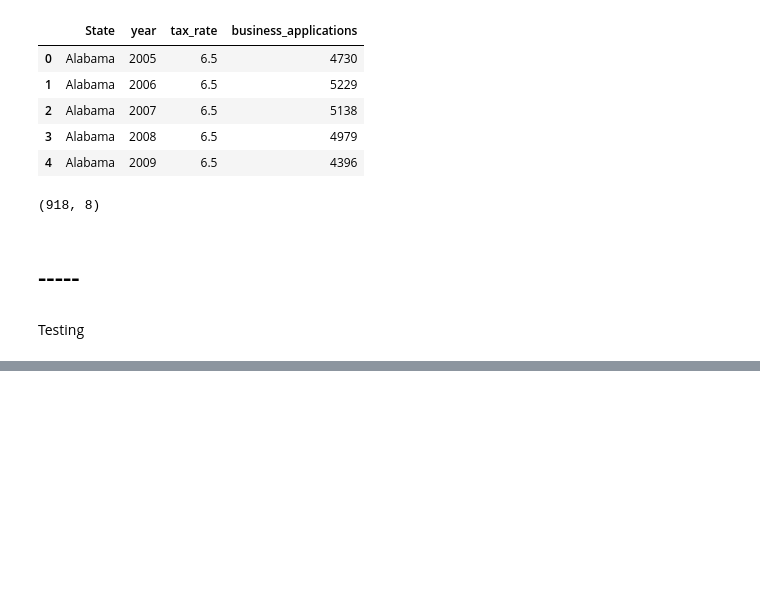
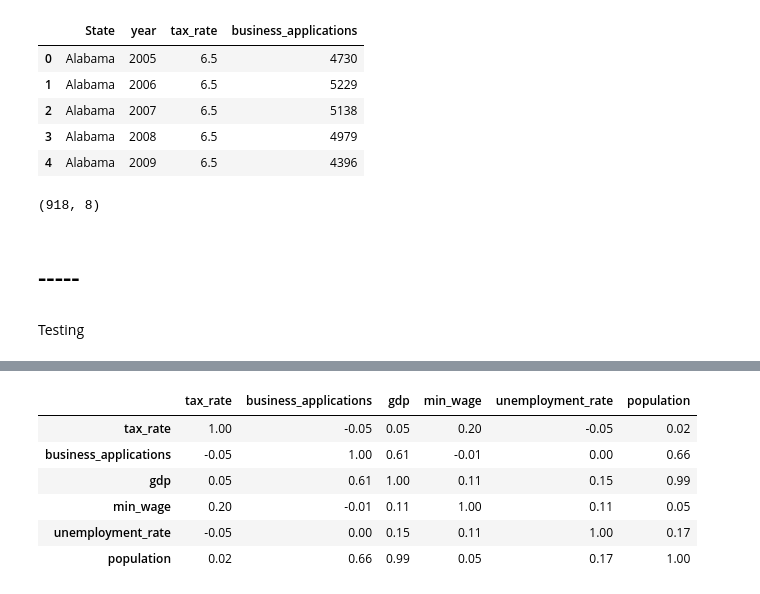
Before and after one commit to anoushkaberry15/data-analytics-project, a Jupyter notebook: Data Cleaning.ipynb, the cells around one changed output, grey strips where cells are left out. Drawn from its saved outputs; the diff is of its cells as text; code cells hidden in the pictures; blank space fills up the shorter version.

```diff
--- a/Data Cleaning.ipynb
+++ b/Data Cleaning.ipynb
@@ -177,0 +194,10 @@ sns.scatterplot(x='area', y='kernel_length', hue='y', data=df)
+# %%
+df[df['year'] == '2005'].corr().round(2)
+# %% [output]
+|  | tax_rate | business_applications | gdp | min_wage | unemployment_rate | population |
+| tax_rate | 1.00 | -0.05 | 0.05 | 0.20 | -0.05 | 0.02 |
+| business_applications | -0.05 | 1.00 | 0.61 | -0.01 | 0.00 | 0.66 |
+| gdp | 0.05 | 0.61 | 1.00 | 0.11 | 0.15 | 0.99 |
+| min_wage | 0.20 | -0.01 | 0.11 | 1.00 | 0.11 | 0.05 |
+| unemployment_rate | -0.05 | 0.00 | 0.15 | 0.11 | 1.00 | 0.17 |
+| population | 0.02 | 0.66 | 0.99 | 0.05 | 0.17 | 1.00 |
```
Also changed, not shown: parts of 4 cells of this notebook.
